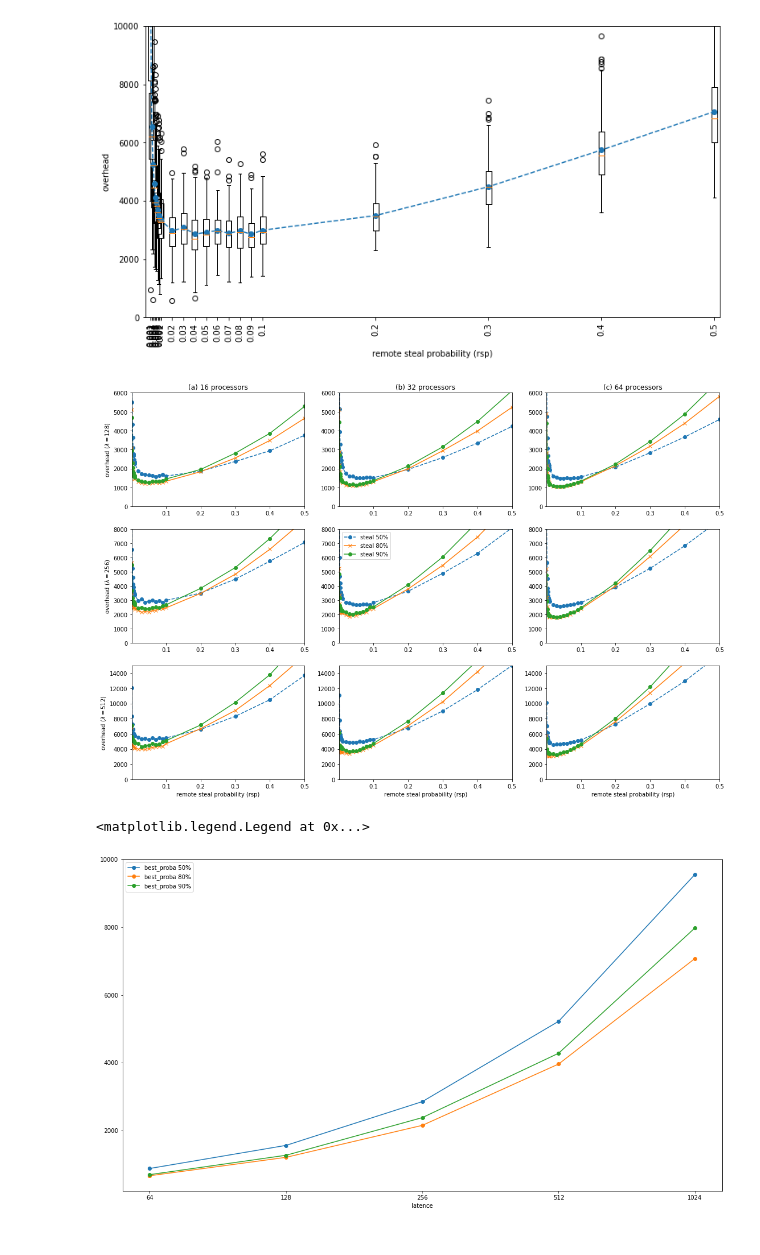
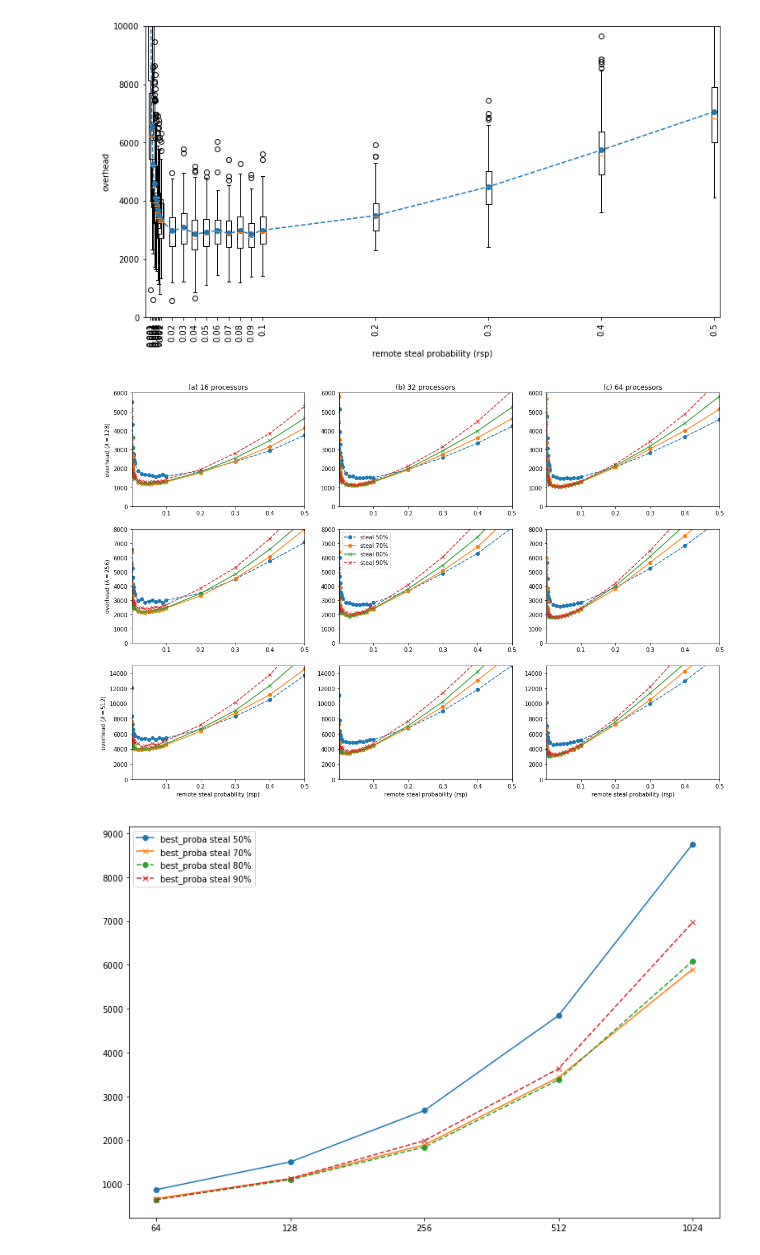
Before and after one commit to wagnerf42/ws-simulator, a Jupyter notebook: result/strategy/simulation_ipynb/simulation_thesis_proba.ipynb, the cells around one changed output. Saved outputs shown, nothing was run; the diff lists cells and outputs as text; code cells hidden in the pictures.

```diff
--- a/result/strategy/simulation_ipynb/simulation_thesis_proba.ipynb
+++ b/result/strategy/simulation_ipynb/simulation_thesis_proba.ipynb
@@ -15,9 +15,10 @@ def load_file(filename):
     work = a[:,4]
     i_steals = a[:,16]
     e_steals = a[:,17]
-    return rsp, latencies, times, processors, work#, i_steals, i_steals
+    return rsp, latencies, times, processors, work, i_steals, e_steals
 
 directory = "/home/khatiri/these/projet/ws-simulator/Simulation/strategy_proba/proba_steal_50p/"
+directory_70p = "/home/khatiri/these/projet/ws-simulator/Simulation/strategy_proba/proba_steal_70p/"
 directory_80p = "/home/khatiri/these/projet/ws-simulator/Simulation/strategy_proba/proba_steal_80p/"
 directory_90p = "/home/khatiri/these/projet/ws-simulator/Simulation/strategy_proba/proba_steal_90p/"
 # %%
@@ -35,7 +36,7 @@ def compute_average(values, latence):
     return average
 
 def compute_overhead_for_latence(data, latence):
-    rsp, latencies, times, processors, work = data
+    rsp, latencies, times, processors, work, i_s, e_s = data
     all_average = defaultdict(list)
     average = defaultdict(int)
     run_number = defaultdict(int)
@@ -55,7 +56,7 @@ def compute_overhead_for_latence(data, latence):
 
 
 def compute_overhead(data, latence, variable):
-    rsp, latencies, times, processors, work = data
+    rsp, latencies, times, processors, work, i_s, e_s = data
     average = defaultdict(int)
     run_number = defaultdict(int)
     average = 0
@@ -305,6 +324,10 @@ for (l,lim) in sorted({(128,6000),(256,8000),(512,15000)}):
             _, overhead, minimum = compute_overhead_for_latence(data, l)
             plt.plot(overhead.keys(), overhead.values(), "o--", label="steal 50%")
 
+            filename = directory_70p + "vss_proba_"+str(p)+"_"+str(w1)
+            data = load_file(filename)
+            _, overhead, minimum = compute_overhead_for_latence(data, l)
+            plt.plot(overhead.keys(), overhead.values(), "o-", label="steal 70%")
             filename = directory_80p + "vss_proba_"+str(p)+"_"+str(w1)
             data = load_file(filename)
             _, overhead, minimum = compute_overhead_for_latence(data, l)
@@ -313,37 +336,51 @@ for (l,lim) in sorted({(128,6000),(256,8000),(512,15000)}):
             filename = directory_90p + "vss_proba_"+str(p)+"_"+str(w1)
             data = load_file(filename)
             _, overhead, minimum = compute_overhead_for_latence(data, l)
-            plt.plot(overhead.keys(), overhead.values(), "o-", label="steal 90%")
+            plt.plot(overhead.keys(), overhead.values(), "x--", label="steal 90%")
 
 
         #legend
         if p == 32 and l == 256:
             plt.legend()
-        plt.savefig('/tmp/overhead_according_rsp_l_2.pdf',bbox_inches='tight')
+plt.savefig('../../../../../Manuscrit/manuscrit/gfx/twoClusters/comp_steal_amount_overhead_according_rsp.pdf',bbox_inches='tight')
 # %% [output]
-[figure, old version]
+[figure, new version]
 # %%
 fig = plt.figure()
-fig.set_size_inches(18.5, 10.5, forward=True)
+fig.set_size_inches(12.5, 8.5, forward=True)
 
 #filename = "/home/khatiri/these/projet/ws-simulator/Simulation/vss_proba_32_100000000"
-print()
-filename = directory  + "vss_proba_16_100000000"
-best_proba_50, base_line = plot_for_best(filename)
+
+filename = directory  + "vss_proba_32_100000000"
+best_proba_50, _ = plot_for_best(filename)
 
 
-filename = directory_90p + "vss_proba_16_100000000"
+filename = directory_90p + "vss_proba_32_100000000"
 best_proba_90, _ = plot_for_best(filename)
 
-filename = directory_80p + "vss_proba_16_100000000"
+filename = directory_80p + "vss_proba_32_100000000"
 best_proba_80, _ = plot_for_best(filename)
 
+filename = directory_70p + "vss_proba_32_100000000"
+best_proba_70, _ = plot_for_best(filename)
+
+#filename = directory_r + "vss_proba_dynamic_40p_32_100000000"
+#best_proba_dynamic_60, _ = plot_for_best(filename)
+
 #plt.plot(base_line.keys(), base_line.values(), 'o-', label="best_proba")
-plt.plot(best_proba_50.keys(), best_proba_50.values(), 'o-', label="best_proba 50%")
-plt.plot(best_proba_80.keys(), best_proba_80.values(), 'o-', label="best_proba 80%")
-plt.plot(best_proba_90.keys(), best_proba_90.values(), 'o-', label="best_proba 90%")
-plt.xlabel("latence")
+plt.plot(best_proba_50.keys(), best_proba_50.values(), 'o-', label="best_proba steal 50%")
+plt.plot(best_proba_70.keys(), best_proba_70.values(), 'x-', label="best_proba steal 70%")
+plt.plot(best_proba_80.keys(), best_proba_80.values(), 'o--', label="best_proba steal 80%")
+plt.plot(best_proba_90.keys(), best_proba_90.values(), 'x--', label="best_proba steal 90%")
+
 plt.legend()
+
+
+plt.savefig('../../../../../Manuscrit/manuscrit/gfx/twoClusters/comp_steal_amount_for_best_overhead_according_rsp_l.pdf',bbox_inches='tight')
+
+#fig = plt.figure()
+#fig.set_size_inches(18.5, 10.5, forward=True)
+#plt.ylim(0,2)
+#plt.plot(best_proba_dynamic_50.keys(), [bl/b for (b, bl) in zip(best_proba_dynamic_70.values(), best_proba_dynamic_50.values())], 'o-', label="proba/base_line")
 # %% [output]
-<matplotlib.legend.Legend at 0x...>
-[figure, old version]
+[figure, new version]
```
Also changed, not shown: parts of 11 cells of this notebook, 5 other files.
